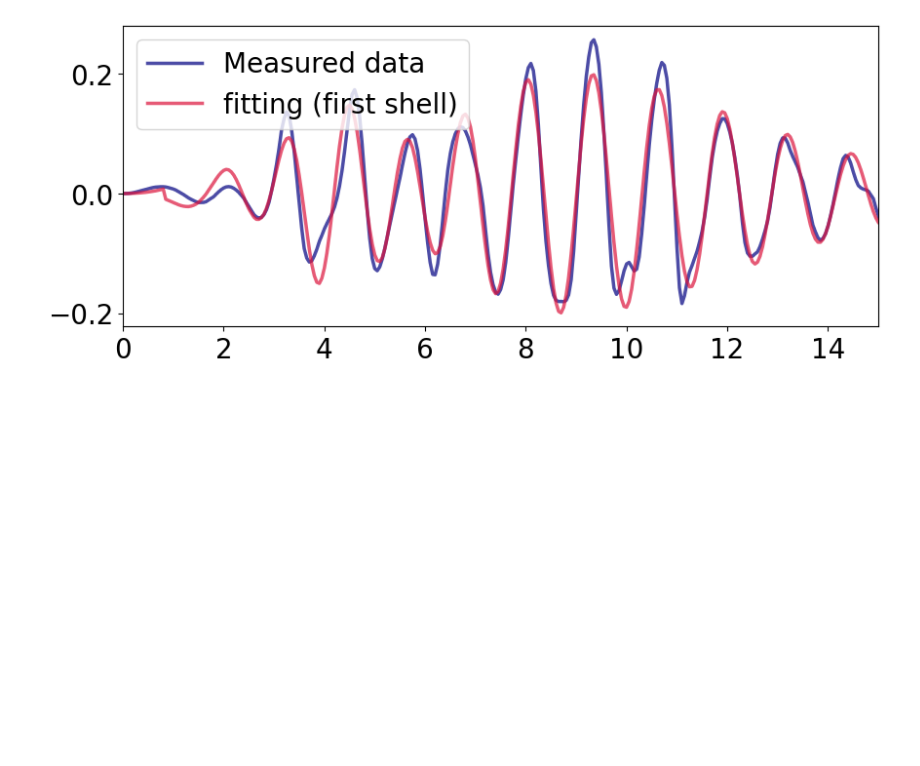
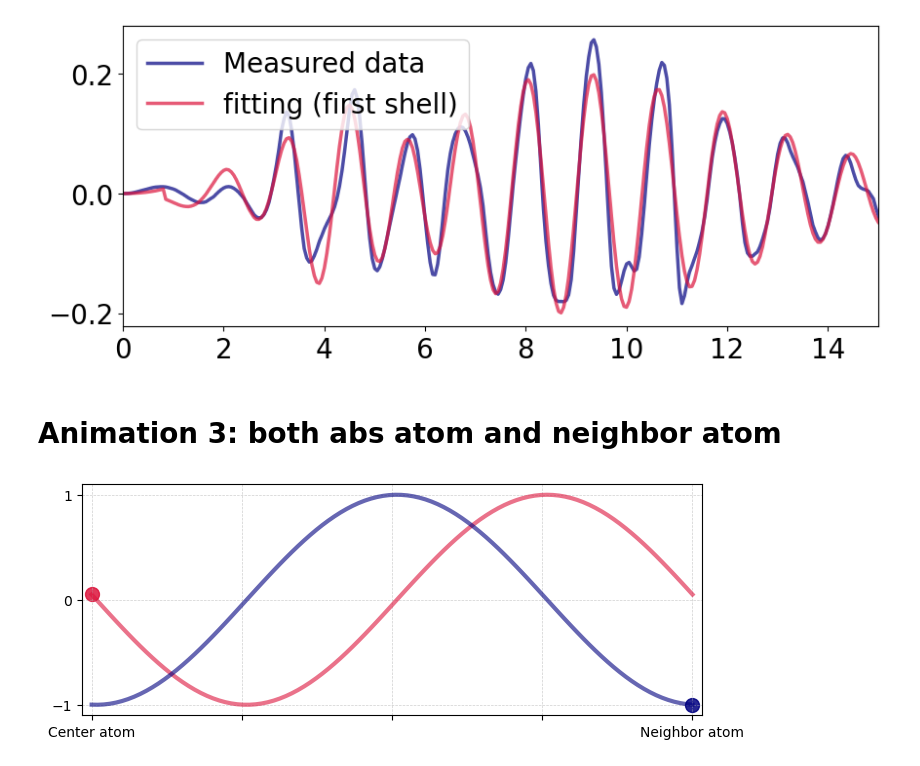
Before and after one commit to Cathyhjj/XAFS_animations, a Jupyter notebook: EXAFS_animations.ipynb, the cells around one changed output. Drawn from its saved outputs; the diff is of its cells as text; code cells hidden in the pictures; blank space fills up the shorter version.

Commit message:
add the third and the forth figure including neighbor atoms

```diff
--- a/EXAFS_animations.ipynb
+++ b/EXAFS_animations.ipynb
@@ -202,3 +202,57 @@ plt.legend(['Measured data', 'fitting (first shell)'])
 plt.savefig('fit_K.jpg', dpi = 300)
 # %% [output]
 [figure]
+# %% [markdown]
+# Animation 3: both abs atom and neighbor atom
+# %%
+f = lambda x: np.sin(x)
+x = np.linspace(-np.pi, np.pi, 100)
+y = f(x)
+
+fig, ax = plt.subplots(figsize=(8, 3))
+wave, = ax.plot(x, y, "-", color="crimson", lw=3, alpha = 0.6)
+
+# neighbor wave
+f2 = lambda x: np.sin(x + np.pi/2)
+y2 = f2(x)
+wave2, = ax.plot(x, y2, "-", color="navy", lw=3, alpha = 0.6)
+
+# Initialize the scatter point at the first x position
+scatter = ax.scatter([x[0]], [y[0]], color="crimson", s=100, alpha = 0.85)
+scatter2 = ax.scatter([x[-1]], [y2[-1]], color="navy", s=100, alpha = 0.85)
+
+ax.set_xticks([-np.pi, -np.pi/2, 0, np.pi/2, np.pi])
+ax.set_xticklabels(["Center atom", None, None, None, "Neighbor atom"])
+
+ax.set_yticks((-1, 0, 1))
+ax.grid(True, which="both", linestyle="--", lw=0.5, alpha=0.6)
+ax.set_xlim(-np.pi-0.1, np.pi+0.1)
+
+def shift(t, c=1):
+    # Update the y data of the sine wave
+    new_y = f(x - c*t)
+    wave.set_ydata(new_y)
+
+    # Calculate the new position for the scatter point
+    new_x = x[0] - c*t
+    new_y_scatter = f(new_x)
+    scatter.set_offsets([x[0], new_y_scatter])
+
+    # neighbor wave
+    new_y2 = f2(x - c*t)
+    wave2.set_ydata(new_y2)
+
+    new_x2 = x[-1] - c*t
+    new_y_scatter2 = f2(new_x2)
+    scatter2.set_offsets([x[-1], new_y_scatter2])
+
+    return wave, wave2, scatter, scatter2
+
+ani = anim.FuncAnimation(fig, shift, frames=190,
+                         fargs=(0.1,),
+                         interval=30, blit=True)
+
+# Save animation
+ani.save('03_sine_wave_animation.gif', writer='pillow', fps=30)
+# %% [output]
+[figure, added]
```
Also changed, not shown: parts of 9 cells of this notebook, 10 other files.
